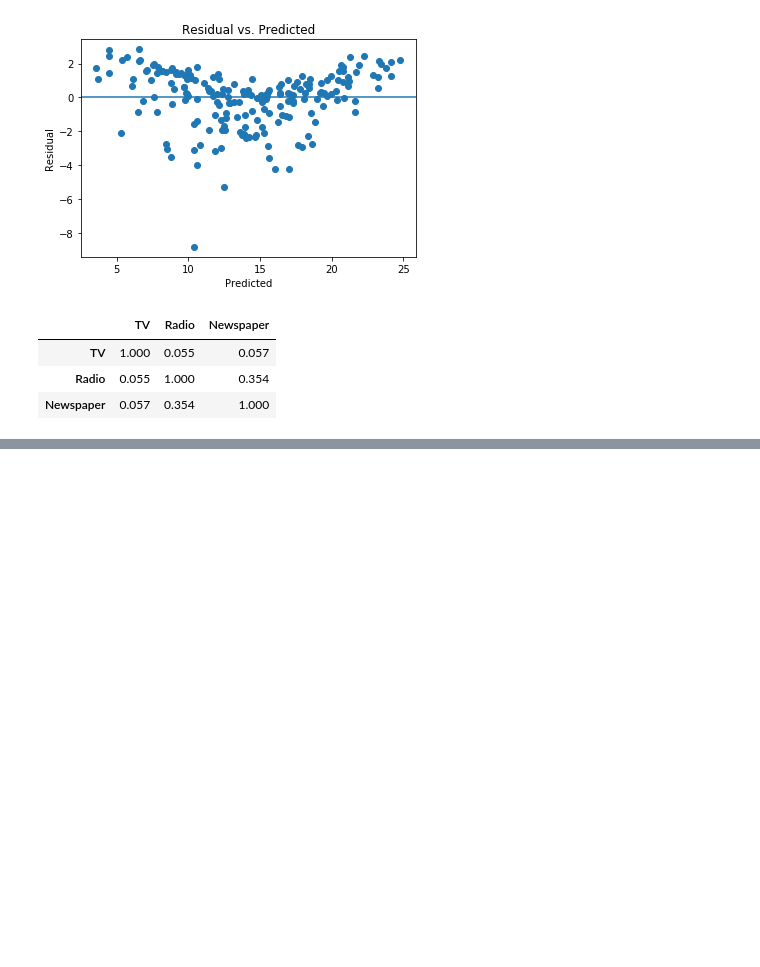
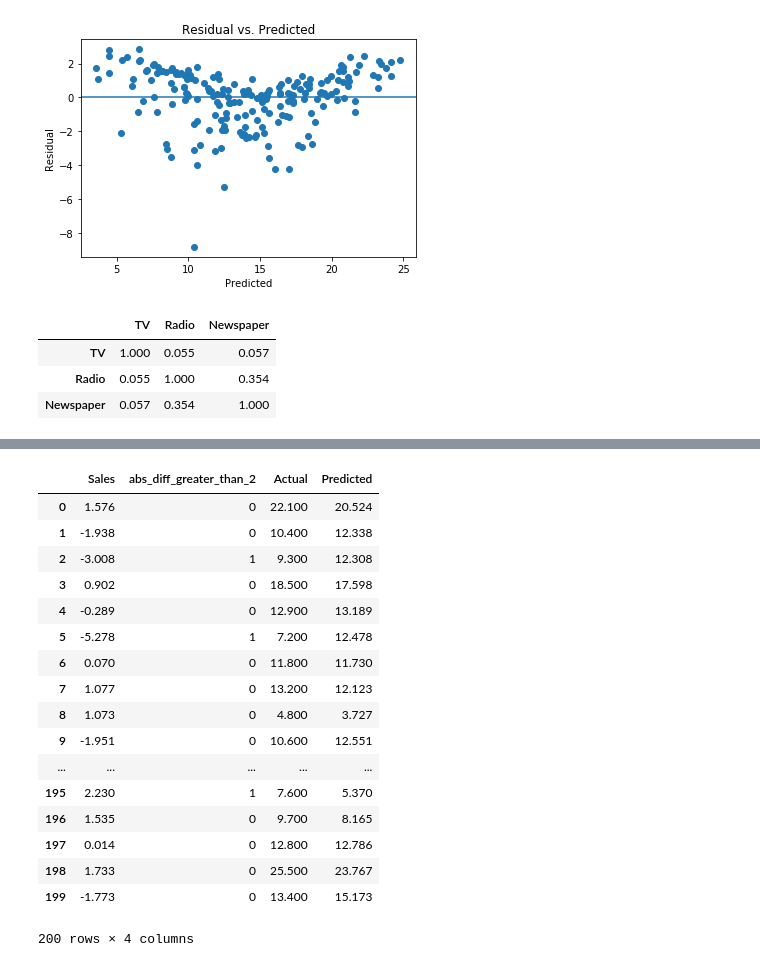
Before and after one commit to lgofish/U2Lesson3, a Jupyter notebook: U2L4-3.ipynb, the cells around one changed output, grey strips where cells are left out. Drawn from its saved outputs; the diff is of its cells as text; code cells hidden in the pictures; blank space fills up the shorter version.

```diff
--- a/U2L4-3.ipynb
+++ b/U2L4-3.ipynb
@@ -113,0 +232,22 @@ display(correlation_matrix)
+# %%
+
+df
+# %% [output]
+|  | Sales | abs_diff_greater_than_2 | Actual | Predicted |
+| 0 | 1.576 | 0 | 22.100 | 20.524 |
+| 1 | -1.938 | 0 | 10.400 | 12.338 |
+| 2 | -3.008 | 1 | 9.300 | 12.308 |
+| 3 | 0.902 | 0 | 18.500 | 17.598 |
+| 4 | -0.289 | 0 | 12.900 | 13.189 |
+| 5 | -5.278 | 1 | 7.200 | 12.478 |
+| 6 | 0.070 | 0 | 11.800 | 11.730 |
+| 7 | 1.077 | 0 | 13.200 | 12.123 |
+| 8 | 1.073 | 0 | 4.800 | 3.727 |
+| 9 | -1.951 | 0 | 10.600 | 12.551 |
+| ... | ... | ... | ... | ... |
+| 195 | 2.230 | 1 | 7.600 | 5.370 |
+| 196 | 1.535 | 0 | 9.700 | 8.165 |
+| 197 | 0.014 | 0 | 12.800 | 12.786 |
+| 198 | 1.733 | 0 | 25.500 | 23.767 |
+| 199 | -1.773 | 0 | 13.400 | 15.173 |
+200 rows × 4 columns
```
Also changed, not shown: parts of 22 cells of this notebook.
